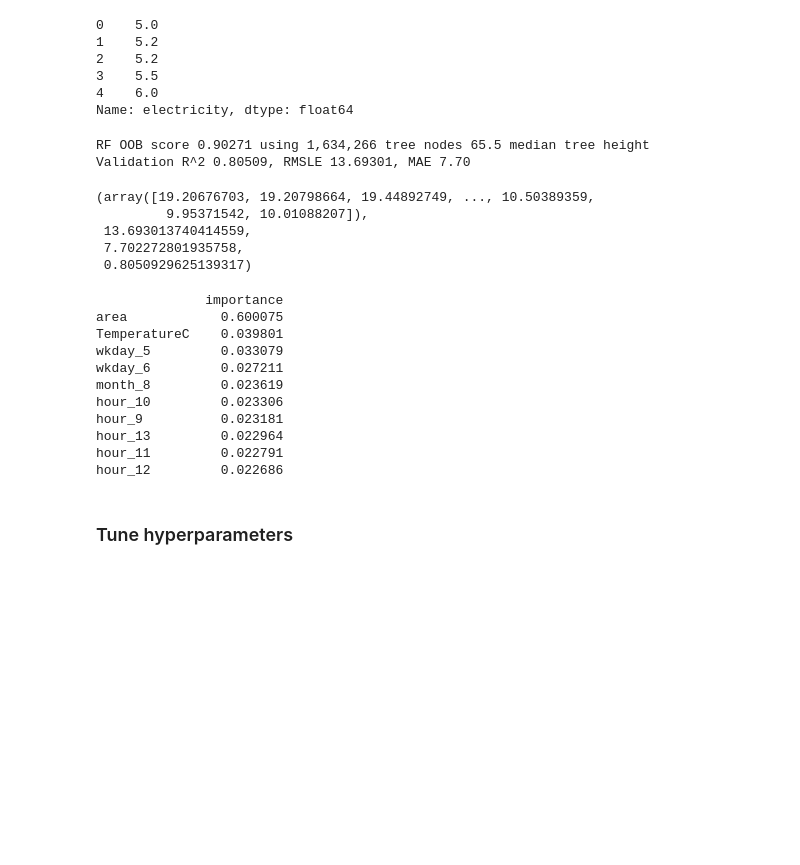
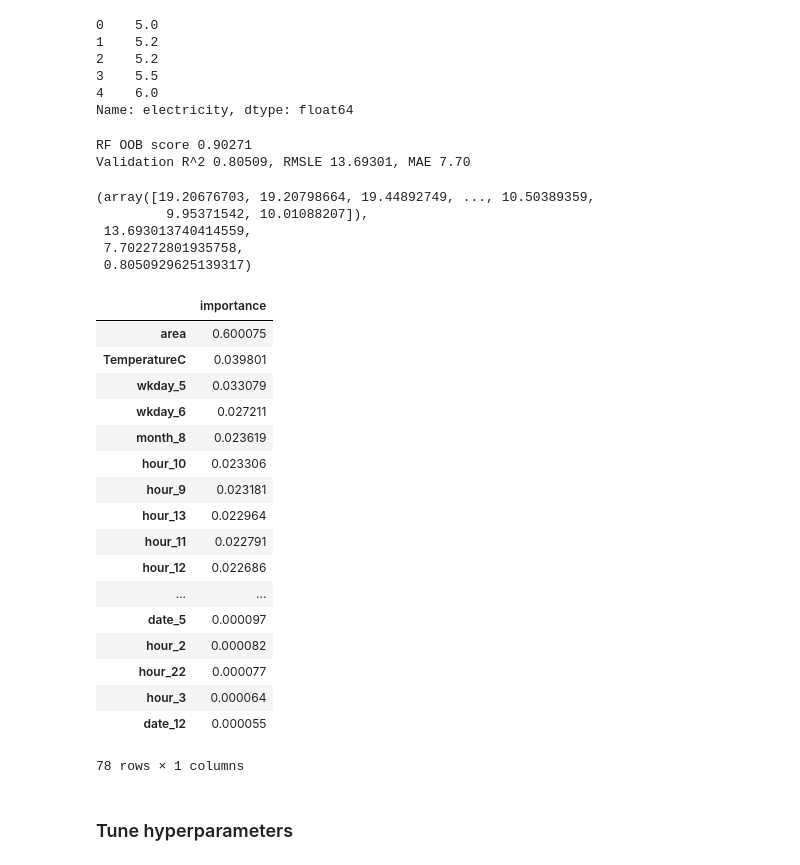
Before and after one commit to dmgt/gdso_2019, a Jupyter notebook: notebooks/exploring_models/2019-07-14-update_RF.ipynb, the cells around one changed output. Saved outputs shown, nothing was run; the diff lists cells and outputs as text; code cells hidden in the pictures; blank space fills up the shorter version.

Commit message:
add function for feature importance

```diff
--- a/notebooks/exploring_models/2019-07-14-update_RF.ipynb
+++ b/notebooks/exploring_models/2019-07-14-update_RF.ipynb
@@ -42,8 +42,8 @@ def make_model(X, y, X_valid, y_valid, n_estimators,
 
 def run_model(rf, X_valid):
     #global n, h, oob_valid
-    n = rfnnodes(rf)
-    h = np.median(rfmaxdepths(rf))
+    #n = rfnnodes(rf)
+    #h = np.median(rfmaxdepths(rf))
     #global y_pred
     y_pred = rf.predict(X_valid)
     #global mae_valid, rmsle_valid, r2_score_valid
@@ -53,7 +53,7 @@ def run_model(rf, X_valid):
 
     oob_valid = rf.oob_score_
 
-    print(f"RF OOB score {rf.oob_score_:.5f} using {n:,d} tree nodes {h} median tree height")
+    print(f"RF OOB score {rf.oob_score_:.5f}")
     print(f"Validation R^2 {r2_score_valid:.5f}, RMSLE {rmsle_valid:.5f}, MAE {mae_valid:.2f}")
 
     return y_pred,rmsle_valid,mae_valid,r2_score_valid
@@ -93,7 +93,7 @@ rf = make_model(X, y, X_valid, y_valid,
 # %%
 run_model(rf, X_valid)
 # %% [output]
-RF OOB score 0.90271 using 1,634,266 tree nodes 65.5 median tree height
+RF OOB score 0.90271
 Validation R^2 0.80509, RMSLE 13.69301, MAE 7.70
 (array([19.20676703, 19.20798664, 19.44892749, ..., 10.50389359,
          9.95371542, 10.01088207]),
@@ -102,23 +102,34 @@ Validation R^2 0.80509, RMSLE 13.69301, MAE 7.70
  0.8050929625139317)
 # %%
 # Characterize feature importance
-feature_importances = pd.DataFrame(rf.feature_importances_,
+
+def calc_feature_importance(rf):
+    feature_importances = pd.DataFrame(rf.feature_importances_,
                             index = X.columns,
                             columns=['importance']).sort_values('importance',ascending=False)
 
-print(feature_importances.head(10))
+    return feature_importances
-# %% [output]
-              importance
-area            0.600075
-TemperatureC    0.039801
-wkday_5         0.033079
-wkday_6         0.027211
-month_8         0.023619
-hour_10         0.023306
-hour_9          0.023181
-hour_13         0.022964
-hour_11         0.022791
-hour_12         0.022686
+# %%
+calc_feature_importance(rf)
+# %% [output]
+|  | importance |
+| area | 0.600075 |
+| TemperatureC | 0.039801 |
+| wkday_5 | 0.033079 |
+| wkday_6 | 0.027211 |
+| month_8 | 0.023619 |
+| hour_10 | 0.023306 |
+| hour_9 | 0.023181 |
+| hour_13 | 0.022964 |
+| hour_11 | 0.022791 |
+| hour_12 | 0.022686 |
+| ... | ... |
+| date_5 | 0.000097 |
+| hour_2 | 0.000082 |
+| hour_22 | 0.000077 |
+| hour_3 | 0.000064 |
+| date_12 | 0.000055 |
+78 rows × 1 columns
 # %% [markdown]
 ### Tune hyperparameters
 # %%
```
